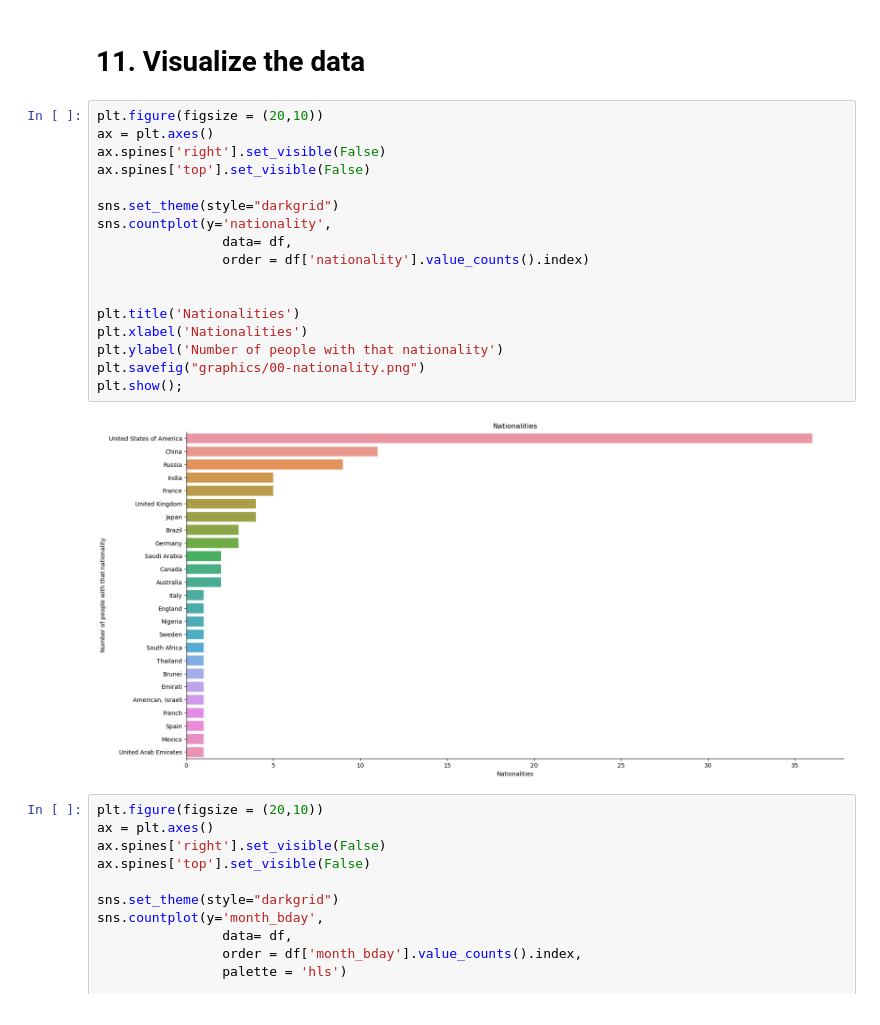
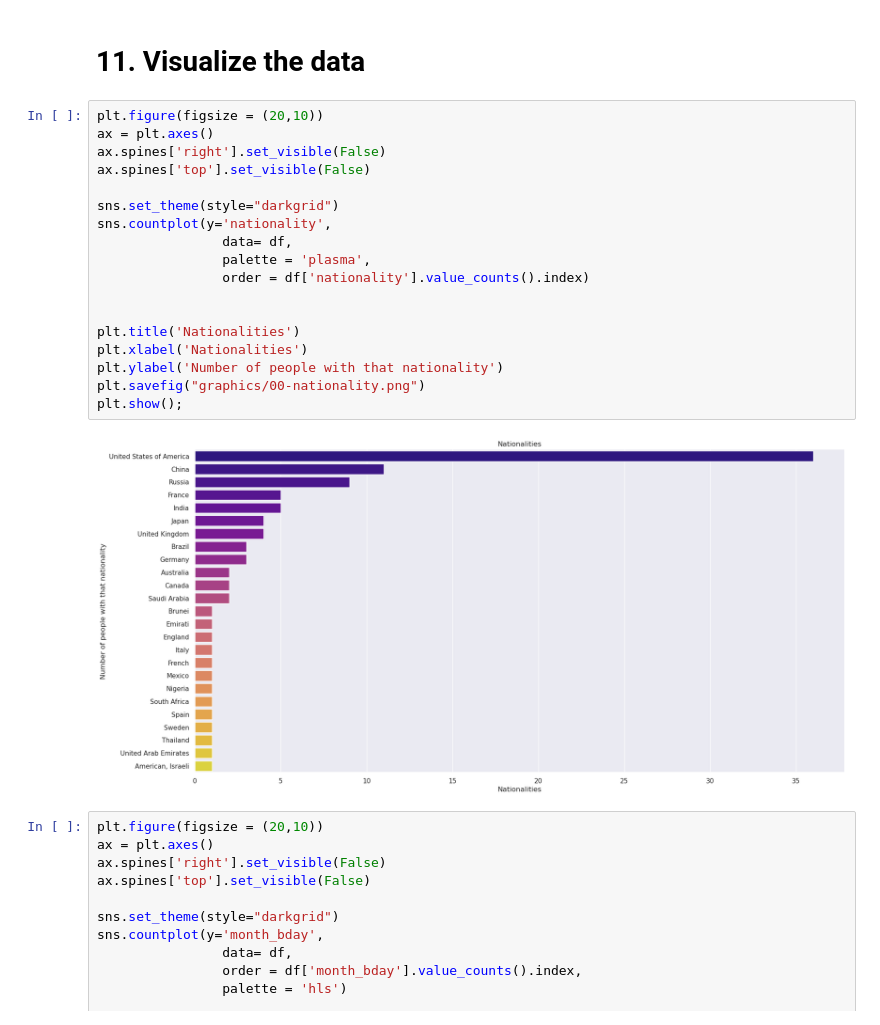
Before and after one commit to Anadalab/EDA-top-100-richest, a Jupyter notebook: 01-EDA.ipynb, the cells around one changed output. Saved outputs shown, nothing was run; the diff lists cells and outputs as text.

```diff
--- a/01-EDA.ipynb
+++ b/01-EDA.ipynb
@@ -891,22 +891,23 @@ numerics.head(2)
 # %%
 plt.figure(figsize = (20,10))
 ax = plt.axes()
 ax.spines['right'].set_visible(False)
 ax.spines['top'].set_visible(False)
 
 sns.set_theme(style="darkgrid")
 sns.countplot(y='nationality',
                 data= df,
+                palette = 'plasma',
                 order = df['nationality'].value_counts().index)
 
 
 plt.title('Nationalities')
 plt.xlabel('Nationalities')
 plt.ylabel('Number of people with that nationality')
 plt.savefig("graphics/00-nationality.png")
 plt.show();
 # %% [output]
-[figure, old version]
+[figure, new version]
 # %%
 plt.figure(figsize = (20,10))
 ax = plt.axes()
```
Also changed, not shown: parts of 8 cells of this notebook, 6 other files.
